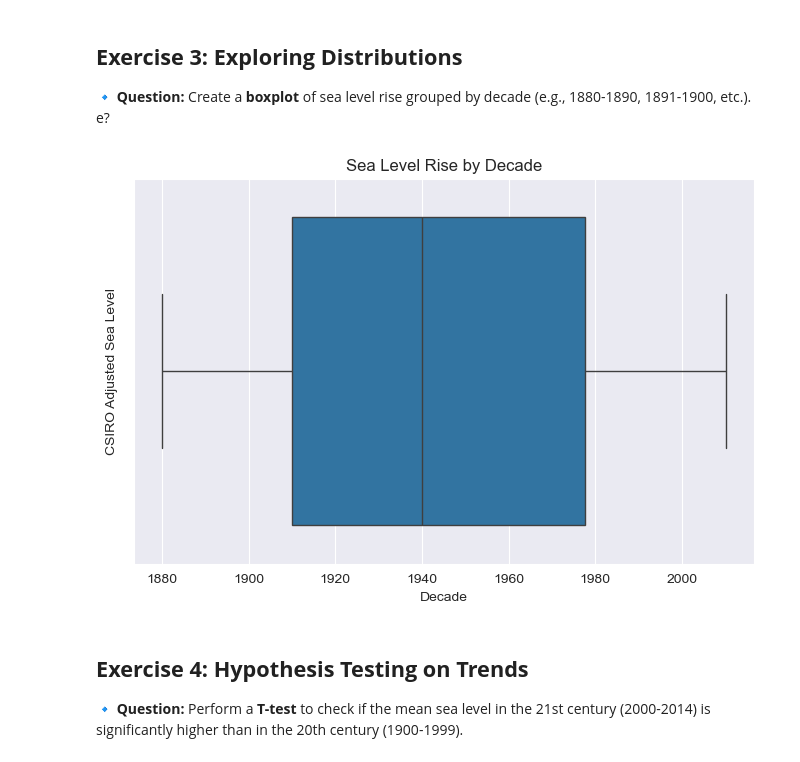
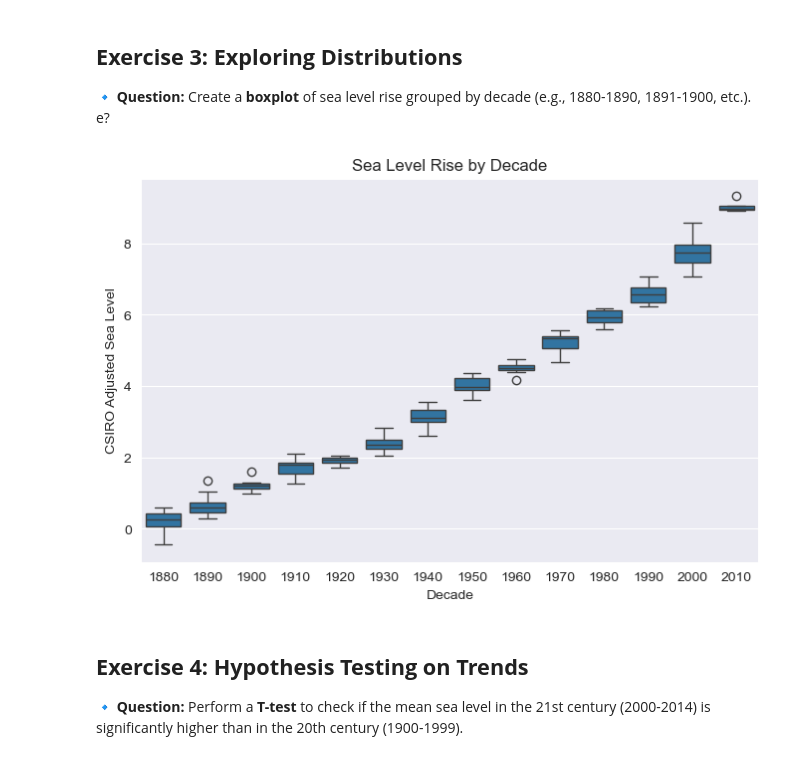
Before and after one commit to 01Qin/DataAnalytics, a Jupyter notebook: week 4/practice 4.ipynb, the cells around one changed output. Saved outputs shown, nothing was run; the diff lists cells and outputs as text; code cells hidden in the pictures.

Commit message:
add y="CSIRO Adjusted Sea Level", data=df

```diff
--- a/week 4/practice 4.ipynb
+++ b/week 4/practice 4.ipynb
@@ -78,16 +78,16 @@ IQR level: 3.9547244055
 # %%
 # Your code here:
 df['Decade'] = (df['Year'] // 10) * 10
 sea_level_by_decade = df.groupby('Year')['CSIRO Adjusted Sea Level'].mean()
 
 plt.figure(figsize=(8, 5))
-sns.boxplot(x=df["Decade"])
+sns.boxplot(x=df["Decade"], y=df["CSIRO Adjusted Sea Level"], data = df)
 plt.title("Sea Level Rise by Decade")
 plt.xlabel('Decade')
 plt.ylabel('CSIRO Adjusted Sea Level')
 plt.show()
 # %% [output]
-[figure, old version]
+[figure, new version]
 # %% [markdown]
 ## **Exercise 4: Hypothesis Testing on Trends**
 🔹 **Question:** Perform a **T-test** to check if the mean sea level in the 21st century (2000-2014) is significantly higher than in the 20th century (1900-1999).
```
Also changed, not shown: 2 other files.
